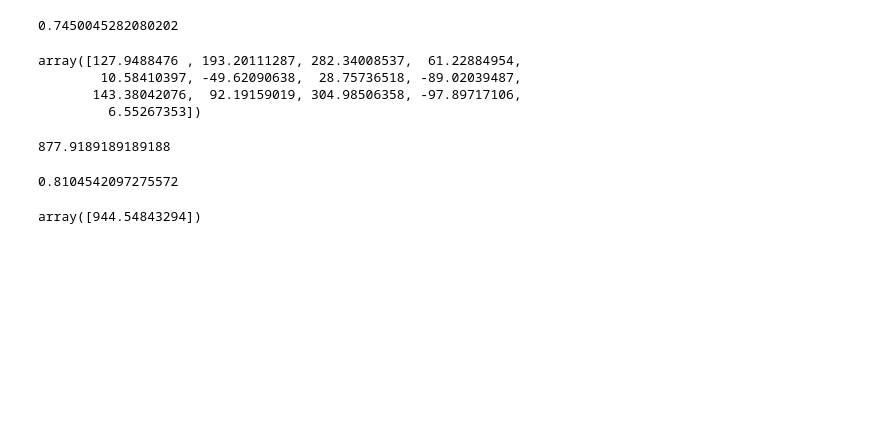
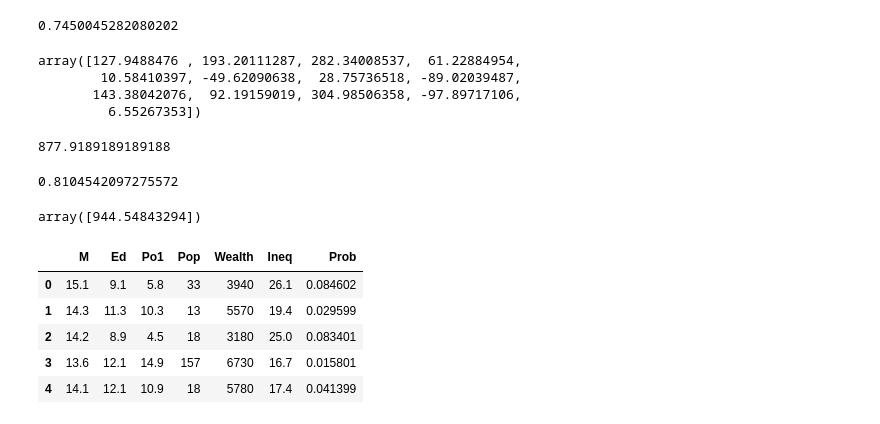
Before and after one commit to artchiaver/uscrime, a Jupyter notebook: notebook/effect_of_punishment_regimes.ipynb, the cells around one changed output. Saved outputs shown, nothing was run; the diff lists cells and outputs as text; code cells hidden in the pictures; blank space fills up the shorter version.

```diff
--- a/notebook/effect_of_punishment_regimes.ipynb
+++ b/notebook/effect_of_punishment_regimes.ipynb
@@ -293,2 +286,15 @@ lin_model.predict(to_predict)
 # %% [output]
 array([944.54843294])
+# %%
+list_not_selected_var = ['So', 'LF', 'M.F', 'U2', 'U1', 'NW', 'U1', 'Time']
+# %%
+X_2 = X.drop(list_not_selected_var, axis=1)
+# %%
+X_2.head(5)
+# %% [output]
+|  | M | Ed | Po1 | Pop | Wealth | Ineq | Prob |
+| 0 | 15.1 | 9.1 | 5.8 | 33 | 3940 | 26.1 | 0.084602 |
+| 1 | 14.3 | 11.3 | 10.3 | 13 | 5570 | 19.4 | 0.029599 |
+| 2 | 14.2 | 8.9 | 4.5 | 18 | 3180 | 25.0 | 0.083401 |
+| 3 | 13.6 | 12.1 | 14.9 | 157 | 6730 | 16.7 | 0.015801 |
+| 4 | 14.1 | 12.1 | 10.9 | 18 | 5780 | 17.4 | 0.041399 |
```
Also changed, not shown: parts of 26 cells of this notebook.
